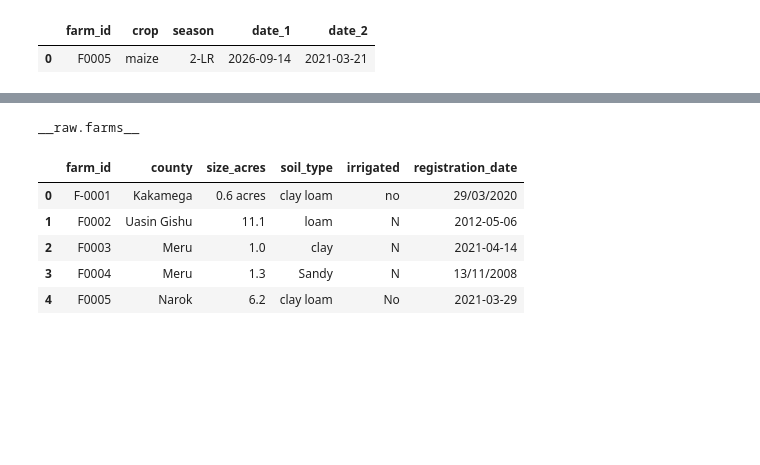
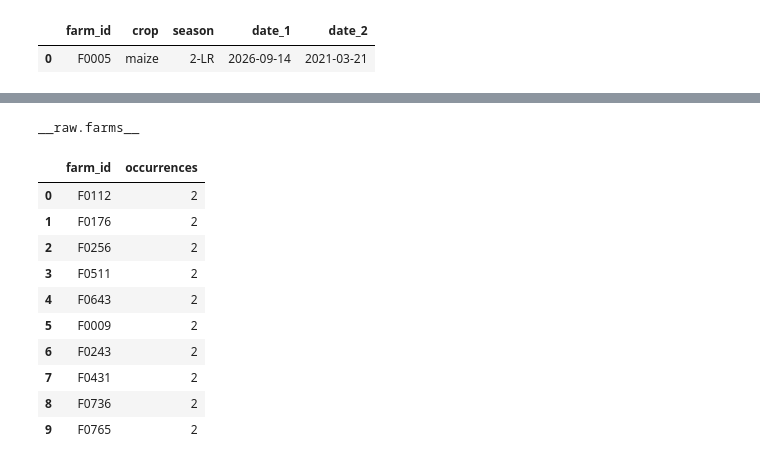
Before and after one commit to edi-kanyua/Predictive-Modeling-in-Agriculture, a Jupyter notebook: Agriculture_ELT.ipynb, the cells around one changed output, grey strips where cells are left out. Drawn from its saved outputs; the diff is of its cells as text; code cells hidden in the pictures; blank space fills up the shorter version.

Commit message:
Define cleaning actions: raw.farms table

```diff
--- a/Agriculture_ELT.ipynb
+++ b/Agriculture_ELT.ipynb
@@ -312,13 +323,26 @@ conn.sql(
 # %%
 for name in tables:
   if name == 'farms':
     print(f'__raw.{name}__')
-    display(conn.sql(f'SELECT * EXCLUDE (source_file, loaded_at) FROM raw.{name} LIMIT 5').df())
+    display(conn.sql(
+        f"""
+          SELECT farm_id,
+            COUNT(*) AS occurrences
+          FROM raw.{name}
+          GROUP BY 1
+          HAVING occurrences > 1
+        """
+    ).df())
 # %% [output]
 __raw.farms__
-|  | farm_id | county | size_acres | soil_type | irrigated | registration_date |
-| 0 | F-0001 | Kakamega | 0.6 acres | clay loam | no | 29/03/2020 |
-| 1 | F0002 | Uasin Gishu | 11.1 | loam | N | 2012-05-06 |
-| 2 | F0003 | Meru | 1.0 | clay | N | 2021-04-14 |
-| 3 | F0004 | Meru | 1.3 | Sandy | N | 13/11/2008 |
-| 4 | F0005 | Narok | 6.2 | clay loam | No | 2021-03-29 |
+|  | farm_id | occurrences |
+| 0 | F0112 | 2 |
+| 1 | F0176 | 2 |
+| 2 | F0256 | 2 |
+| 3 | F0511 | 2 |
+| 4 | F0643 | 2 |
+| 5 | F0009 | 2 |
+| 6 | F0243 | 2 |
+| 7 | F0431 | 2 |
+| 8 | F0736 | 2 |
+| 9 | F0765 | 2 |
```
Also changed, not shown: parts of 2 cells of this notebook.
